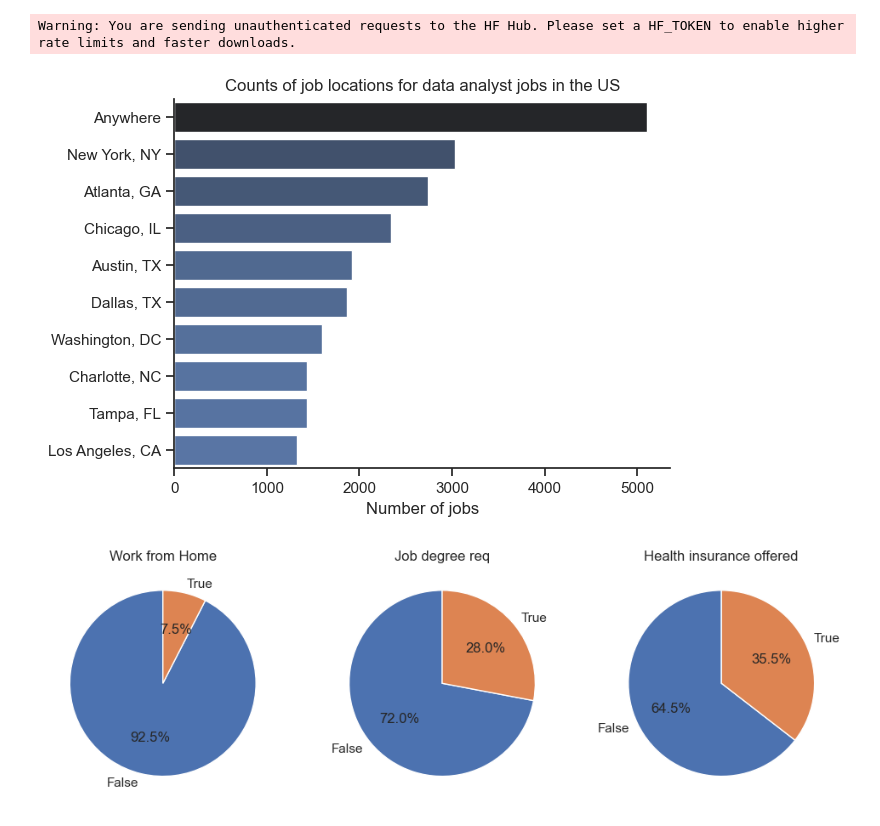
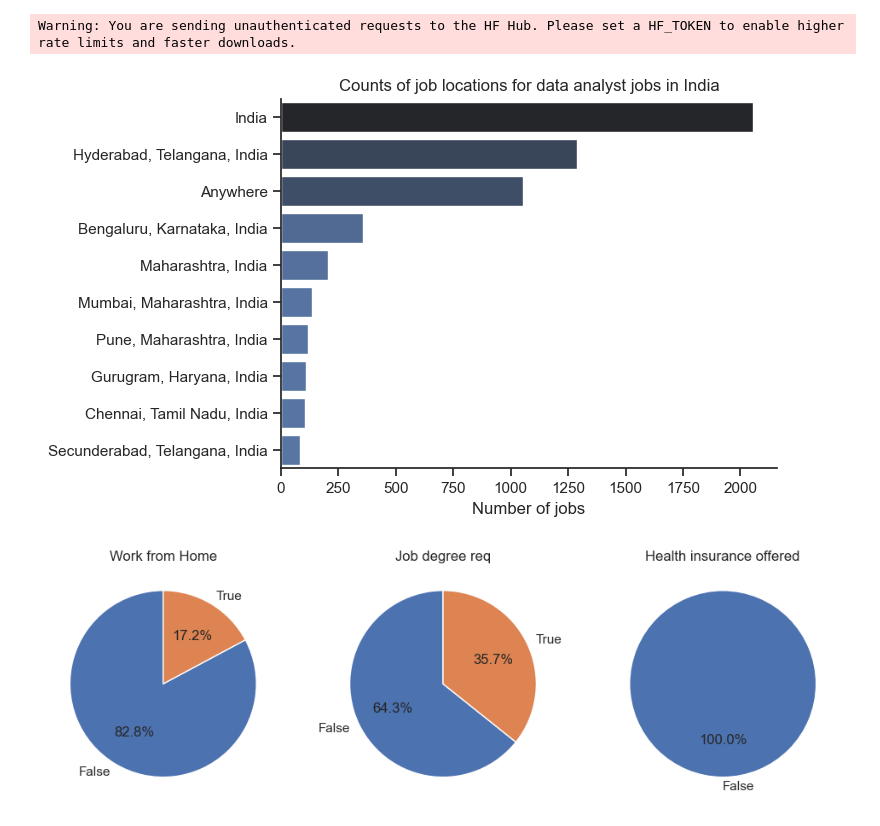
Before and after one commit to MushyFriedrice/python_data_project, a Jupyter notebook: 3_project/1_EDA_intro.ipynb, the cells around one changed output. Saved outputs shown, nothing was run; the diff lists cells and outputs as text; code cells hidden in the pictures.

```diff
--- a/3_project/1_EDA_intro.ipynb
+++ b/3_project/1_EDA_intro.ipynb
@@ -16,20 +16,20 @@ df['job_skills'] = df['job_skills'].apply(lambda x : ast.literal_eval(x) if pd.n
 # %% [output]
 Warning: You are sending unauthenticated requests to the HF Hub. Please set a HF_TOKEN to enable higher rate limits and faster downloads.
 # %%
-# Only get data analyst jobs in the US
-df_DA_US = df[(df['job_title_short'] == 'Data Analyst') & (df['job_country'] == 'United States')].copy()
+# Only get data analyst jobs in India
+df_DA_IND = df[(df['job_title_short'] == 'Data Analyst') & (df['job_country'] == 'India')].copy()
 # %%
-df_plot = df_DA_US['job_location'].value_counts().head(10).to_frame()
+df_plot = df_DA_IND['job_location'].value_counts().head(10).to_frame()
 
 sns.set_theme(style='ticks')
 sns.barplot(data=df_plot, x='count', y='job_location', hue='count', palette='dark:b_r', legend=False)
 sns.despine()
-plt.title('Counts of job locations for data analyst jobs in the US')
+plt.title('Counts of job locations for data analyst jobs in India')
 plt.xlabel('Number of jobs')
 plt.ylabel('')
 plt.show()
 # %% [output]
-[figure, old version]
+[figure, new version]
 # %%
 # Rewrite the above with a for loop
 dict_column = {
@@ -42,10 +42,11 @@ fig, ax = plt.subplots(1, 3)
 fig.set_size_inches((12, 5))
 
 for i, (column, title) in enumerate(dict_column.items()):
-    ax[i].pie(df_DA_US[column].value_counts(), startangle= 90, autopct='%1.1f%%', labels = ['False', 'True'])
+    counts = df_DA_IND[column].value_counts()
+    ax[i].pie(counts, startangle=90, autopct='%1.1f%%', labels=counts.index)
     ax[i].set_title(title)
 
 plt.show()
 # %% [output]
-[figure, old version]
+[figure, new version]
 # %%
```
Also changed, not shown: parts of 1 cell of this notebook.
